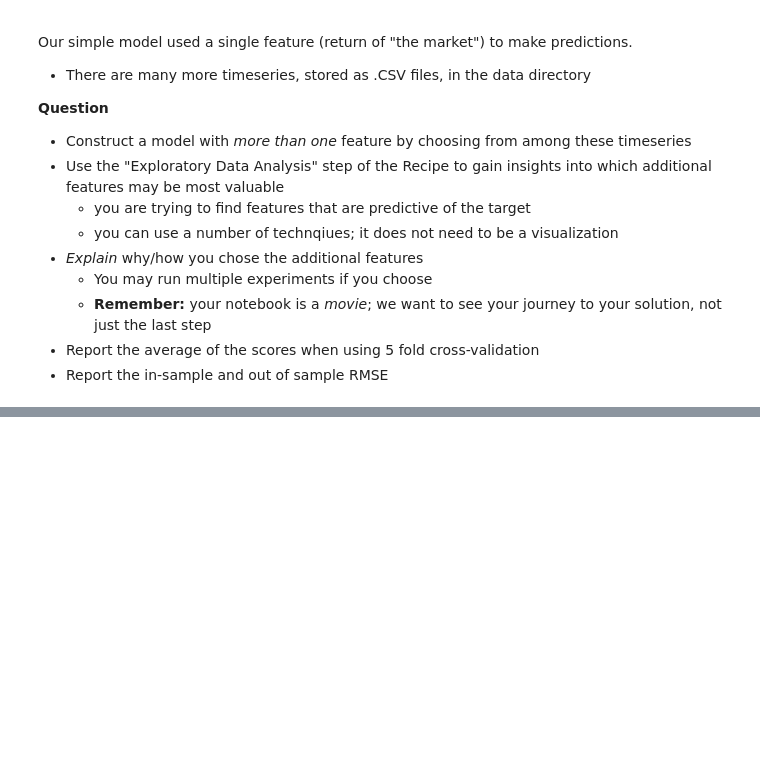
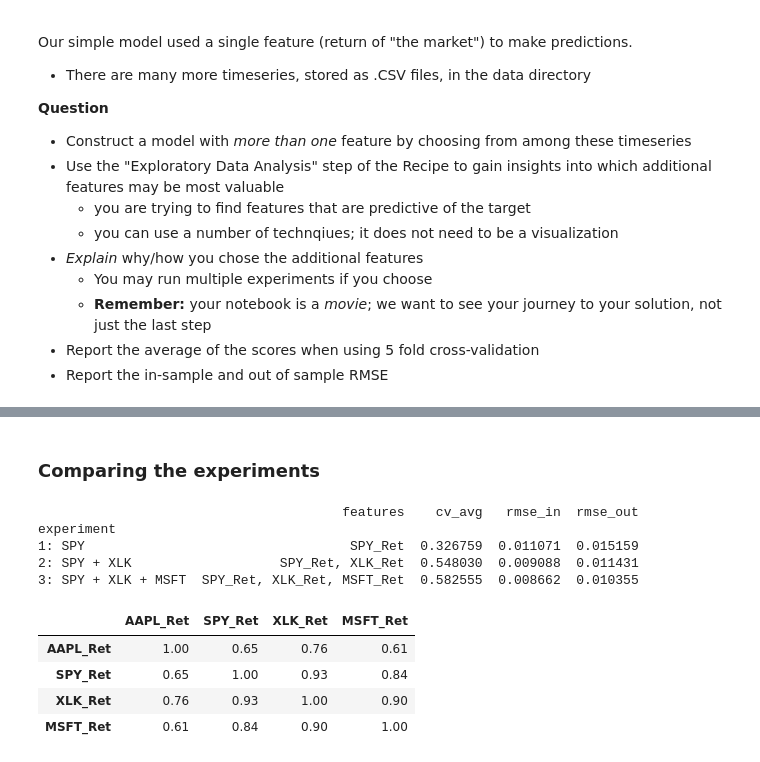
Before and after one commit to Ruilin0624/FRE_7773_Fall_2026, a Jupyter notebook: Assignment_2/Using_Machine_Learning_for_Hedging.ipynb, the cells around one changed output, grey strips where cells are left out. Drawn from its saved outputs; the diff is of its cells as text; code cells hidden in the pictures; blank space fills up the shorter version.

```diff
--- a/Assignment_2/Using_Machine_Learning_for_Hedging.ipynb
+++ b/Assignment_2/Using_Machine_Learning_for_Hedging.ipynb
@@ -918,0 +1047,20 @@ print("  Out of Sample RMSE  = {:.4f}".format(rmse_out_sample_multi))
+# %% [markdown]
+### Comparing the experiments
+# %%
+results_df = pd.DataFrame(results).set_index("experiment")
+print(results_df.to_string())
+# %% [output]
+                                       features    cv_avg   rmse_in  rmse_out
+experiment
+1: SPY                                  SPY_Ret  0.326759  0.011071  0.015159
+2: SPY + XLK                   SPY_Ret, XLK_Ret  0.548030  0.009088  0.011431
+3: SPY + XLK + MSFT  SPY_Ret, XLK_Ret, MSFT_Ret  0.582555  0.008662  0.010355
+# %%
+# How the chosen features relate to AAPL and to each other
+all_train_ret[["AAPL_Ret", "SPY_Ret", "XLK_Ret", "MSFT_Ret"]].corr().round(2)
+# %% [output]
+|  | AAPL_Ret | SPY_Ret | XLK_Ret | MSFT_Ret |
+| AAPL_Ret | 1.00 | 0.65 | 0.76 | 0.61 |
+| SPY_Ret | 0.65 | 1.00 | 0.93 | 0.84 |
+| XLK_Ret | 0.76 | 0.93 | 1.00 | 0.90 |
+| MSFT_Ret | 0.61 | 0.84 | 0.90 | 1.00 |
```
Also changed, not shown: parts of 45 cells of this notebook, 1 other file.
